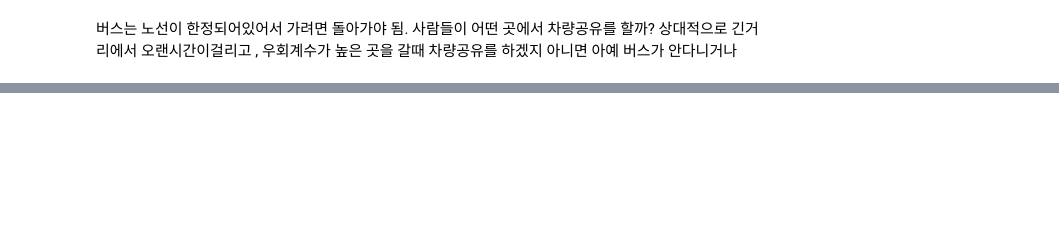
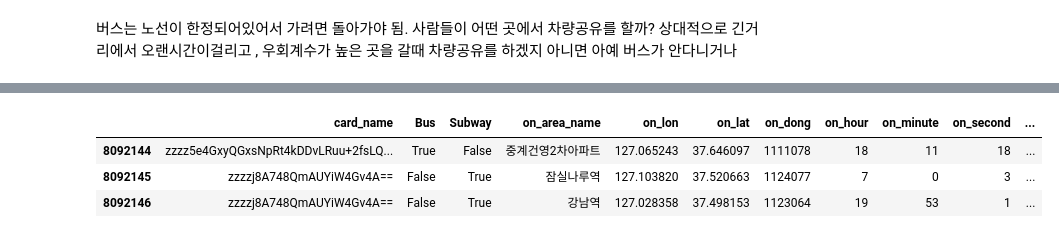
Before and after one commit to sener7106/TIL, a Jupyter notebook: Code/Project2/1.ipynb, the cells around one changed output, grey strips where cells are left out. Drawn from its saved outputs; the diff is of its cells as text; code cells hidden in the pictures; blank space fills up the shorter version.

```diff
--- a/Code/Project2/1.ipynb
+++ b/Code/Project2/1.ipynb
@@ -357,0 +407,7 @@ df_mintime2.describe()
+# %%
+df_copy.tail(3)
+# %% [output]
+|  | card_name | Bus | Subway | on_area_name | on_lon | on_lat | on_dong | on_hour | on_minute | on_second | ... |
+| 8092144 | zzzz5e4GxyQGxsNpRt4kDDvLRuu+2fsLQ... | True | False | 중계건영2차아파트 | 127.065243 | 37.646097 | 1111078 | 18 | 11 | 18 | ... |
+| 8092145 | zzzzj8A748QmAUYiW4Gv4A== | False | True | 잠실나루역 | 127.103820 | 37.520663 | 1124077 | 7 | 0 | 3 | ... |
+| 8092146 | zzzzj8A748QmAUYiW4Gv4A== | False | True | 강남역 | 127.028358 | 37.498153 | 1123064 | 19 | 53 | 1 | ... |
```
Also changed, not shown: parts of 23 cells of this notebook, 4 other files.
